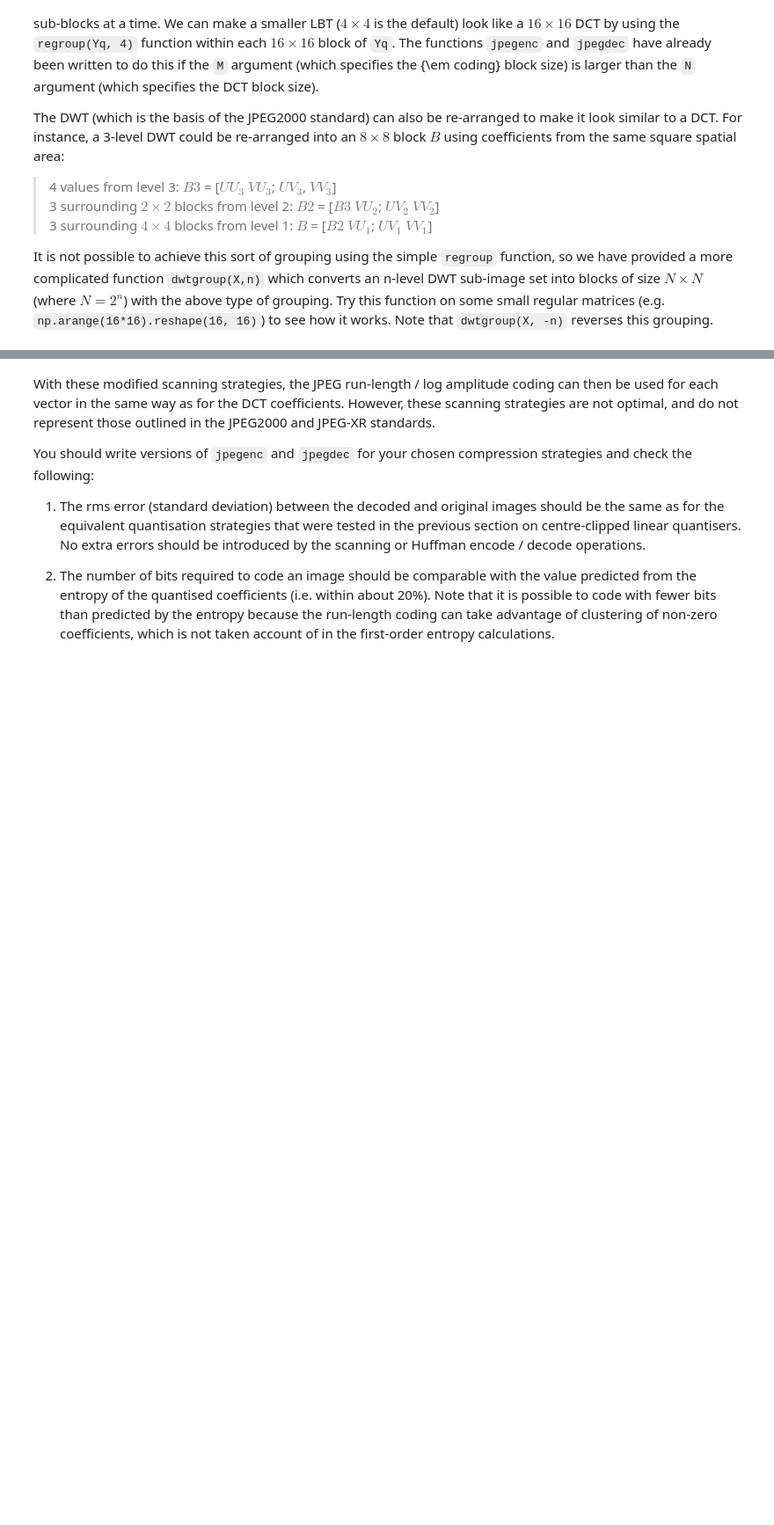
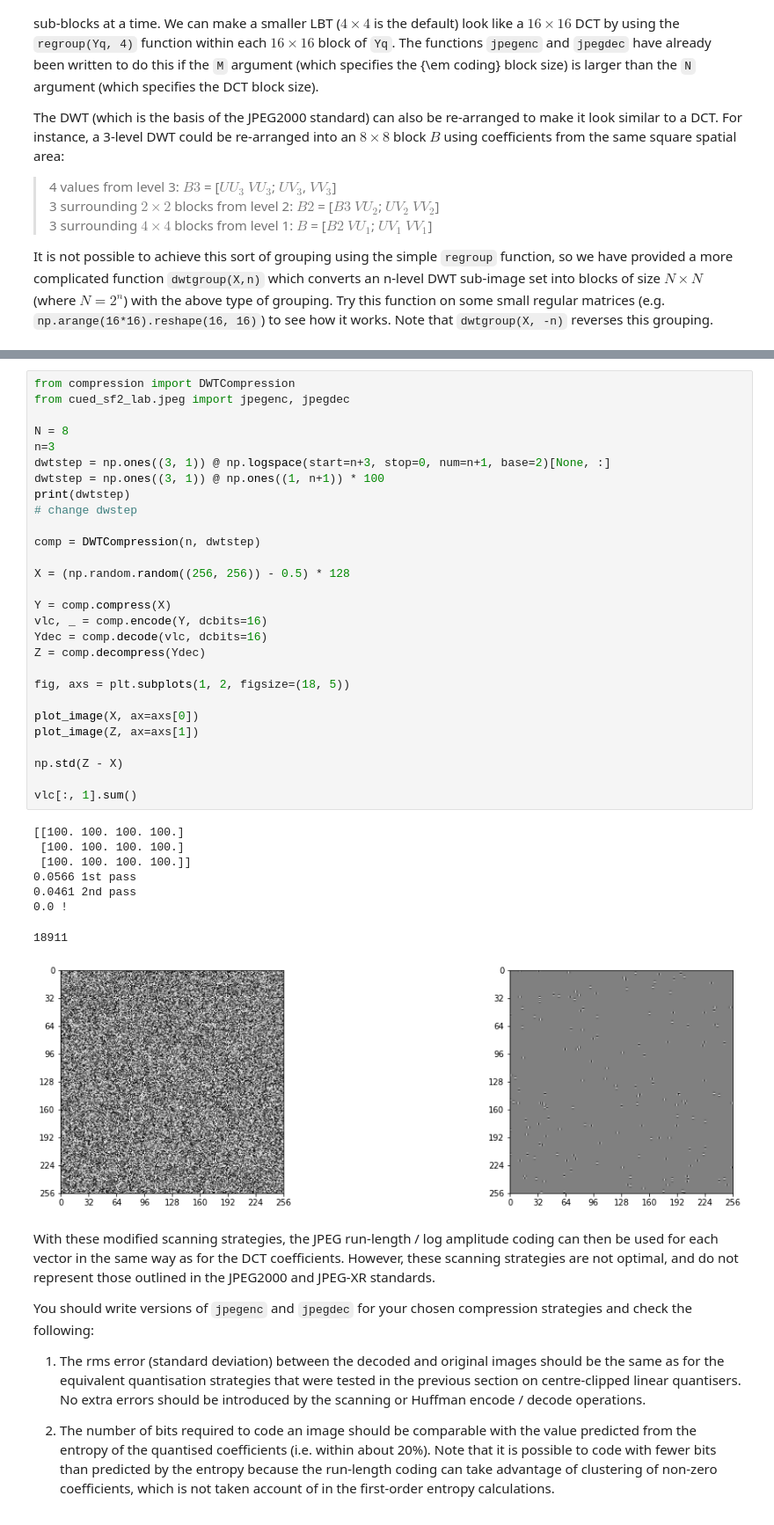
Before and after one commit to TobyBoyne/cued_sf2_lab, a Jupyter notebook: 12-huffman.ipynb, the cells around one changed output, grey strips where cells are left out. Shown at 88% size. Cells and saved outputs as stored; diff of their text form; blank space fills up the shorter version.

```diff
--- a/12-huffman.ipynb
+++ b/12-huffman.ipynb
@@ -180,3 +248,40 @@ print(dwtgroup(x, 2))
+# %%
+from compression import DWTCompression
+from cued_sf2_lab.jpeg import jpegenc, jpegdec
+
+N = 8
+n=3
+dwtstep = np.ones((3, 1)) @ np.logspace(start=n+3, stop=0, num=n+1, base=2)[None, :]
+dwtstep = np.ones((3, 1)) @ np.ones((1, n+1)) * 100
+print(dwtstep)
+# change dwstep
+
+comp = DWTCompression(n, dwtstep)
+
+X = (np.random.random((256, 256)) - 0.5) * 128
+
+Y = comp.compress(X)
+vlc, _ = comp.encode(Y, dcbits=16)
+Ydec = comp.decode(vlc, dcbits=16)
+Z = comp.decompress(Ydec)
+
+fig, axs = plt.subplots(1, 2, figsize=(18, 5))
+
+plot_image(X, ax=axs[0])
+plot_image(Z, ax=axs[1])
+
+np.std(Z - X)
+
+vlc[:, 1].sum()
+# %% [output]
+[[100. 100. 100. 100.]
+ [100. 100. 100. 100.]
+ [100. 100. 100. 100.]]
+0.0566 1st pass
+0.0461 2nd pass
+0.0 !
+18911
+[figure, added]
 # %% [markdown]
 
 With these modified scanning strategies, the JPEG run-length / log amplitude coding can then be used for each vector in the same way as for the DCT coefficients. However, these scanning strategies are not optimal, and do not represent those outlined in the JPEG2000 and JPEG-XR standards.
```
Also changed, not shown: parts of 6 cells of this notebook, 2 other files.
